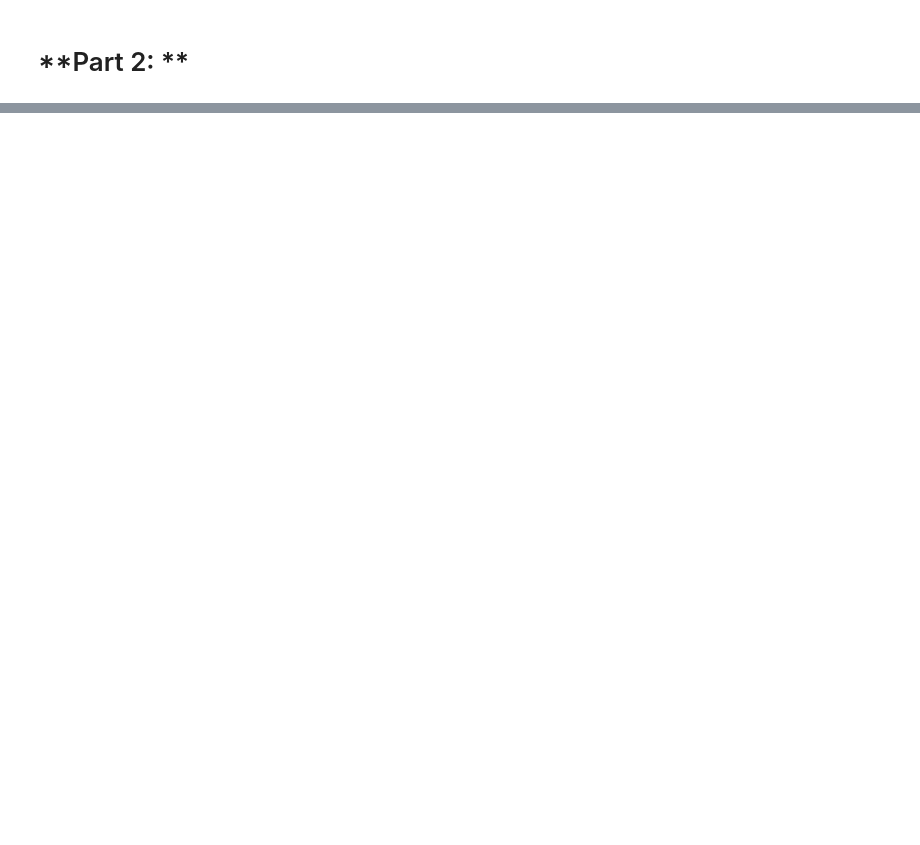
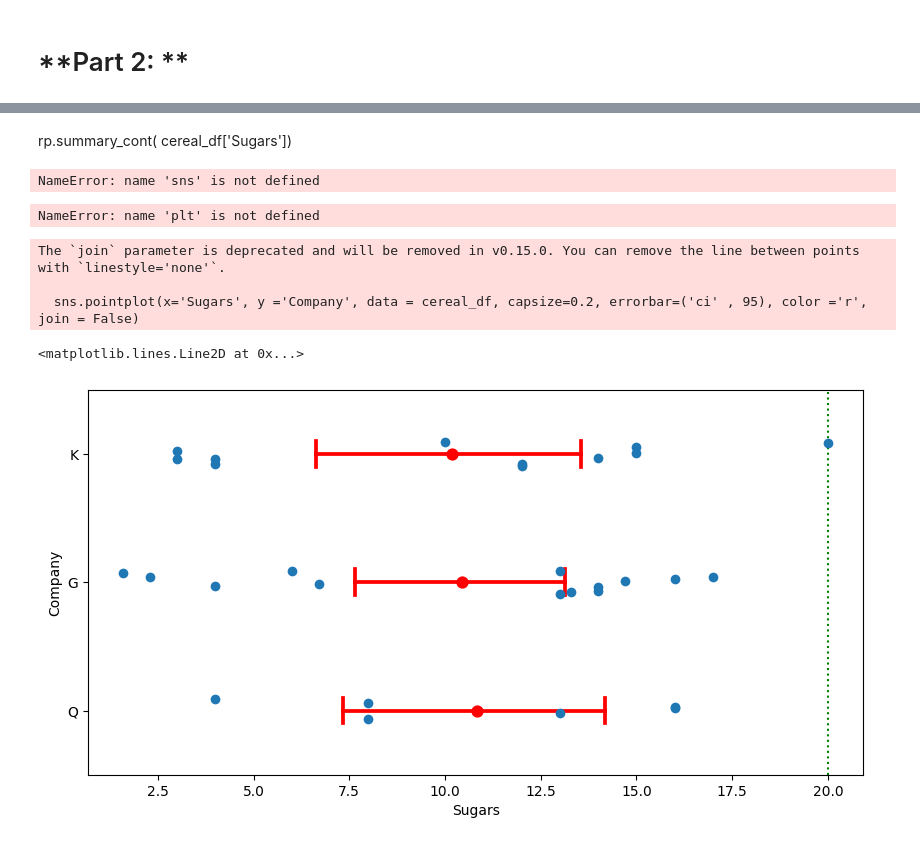
Before and after one commit to SageCas/Money-Expense-Report, a Jupyter notebook: Confidence_Interval_Lab_1_2.ipynb, the cells around one changed output, grey strips where cells are left out. Cells and saved outputs as stored; diff of their text form; code cells hidden in the pictures; blank space fills up the shorter version.

```diff
--- a/Confidence_Interval_Lab_1_2.ipynb
+++ b/Confidence_Interval_Lab_1_2.ipynb
@@ -37,0 +120,23 @@ plt.axvline( x = 220 , color = 'g', linestyle=":")
+# %% [markdown]
+rp.summary_cont( cereal_df['Sugars'])
+# %%
+sns.histplot(x ='Sugars' , data= cereal_df, kde = True)
+# %% [output]
+NameError: name 'sns' is not defined
+# %%
+plt.figure(figsize=(10,5))
+sns.stripplot(x ='Sugars', data = cereal_df, size=7)
+sns.pointplot(x='Sugars', data = cereal_df, capsize=0.2, errorbar=('ci' , 95), color ='r')
+# %% [output]
+NameError: name 'plt' is not defined
+# %%
+plt.figure(figsize=(10,5))
+sns.stripplot(x ='Sugars', y ='Company', data = cereal_df, size=7)
+sns.pointplot(x='Sugars', y ='Company', data = cereal_df, capsize=0.2, errorbar=('ci' , 95), color ='r', join = False)
+plt.axvline( x = 20.0 , color = 'g', linestyle=":")
+# %% [output]
+The `join` parameter is deprecated and will be removed in v0.15.0. You can remove the line between points with `linestyle='none'`.
+
+  sns.pointplot(x='Sugars', y ='Company', data = cereal_df, capsize=0.2, errorbar=('ci' , 95), color ='r', join = False)
+<matplotlib.lines.Line2D at 0x...>
+[figure, added]
```
Also changed, not shown: parts of 17 cells of this notebook.
